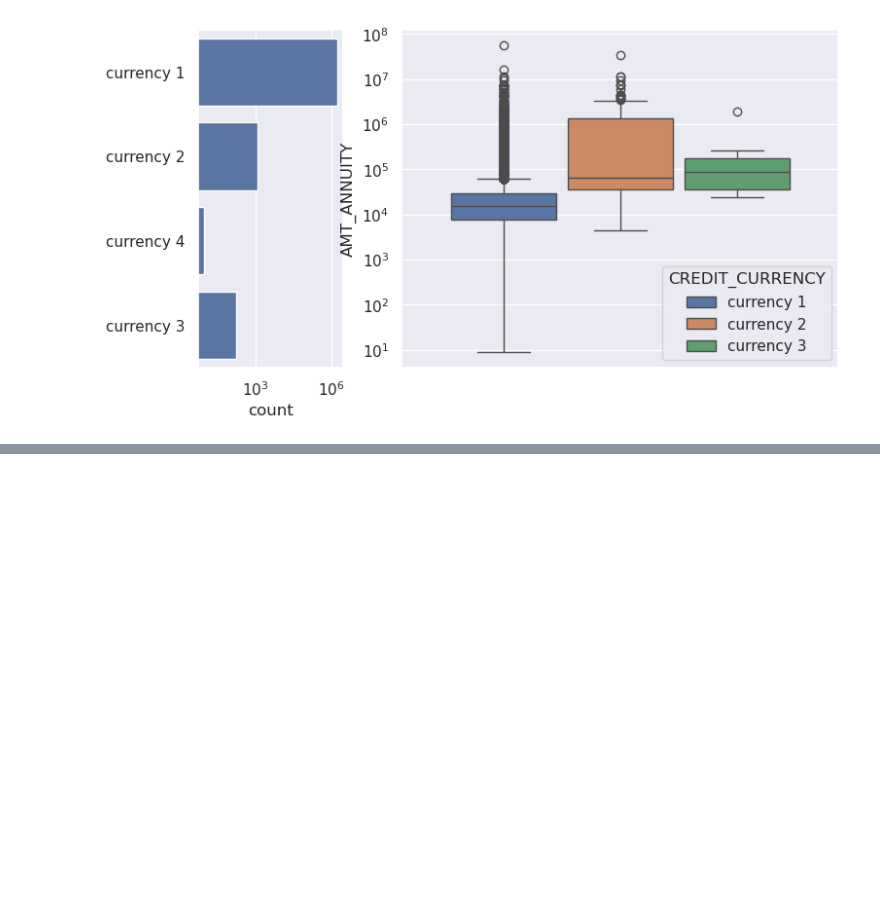
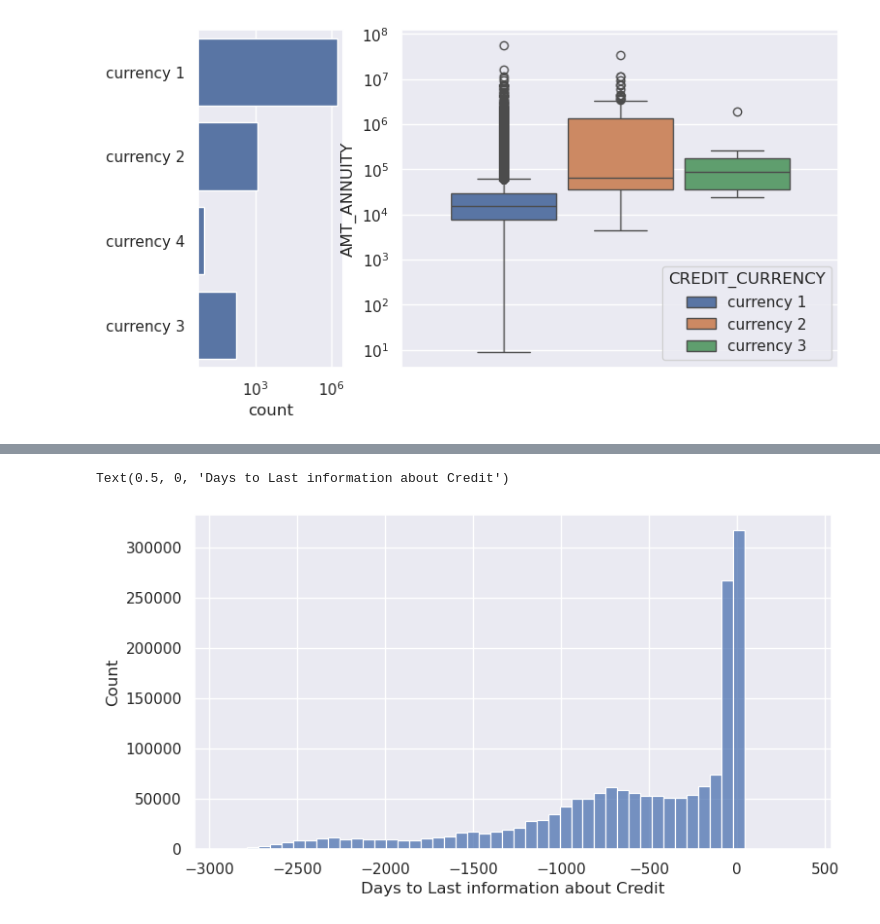
Before and after one commit to gediminas-skvarnavicius/home-credit-group-ml, a Jupyter notebook: EDA.ipynb, the cells around one changed output, grey strips where cells are left out. Cells and saved outputs as stored; diff of their text form; code cells hidden in the pictures; blank space fills up the shorter version.

```diff
--- a/EDA.ipynb
+++ b/EDA.ipynb
@@ -373,0 +396,13 @@ ax_curr[1].set_yscale("log")
+# %%
+fig_days_update, ax_days_update = plt.subplots(figsize=BASE_FIG_SIZE)
+sns.histplot(
+    bureau.filter(pl.col("DAYS_CREDIT_UPDATE") > -10000)["DAYS_CREDIT_UPDATE"],
+    bins=50,
+    ax=ax_days_update,
+)
+ax_days_update.set_xlabel('Days to Last information about Credit'
+)
+plt.show()
+# %% [output]
+Text(0.5, 0, 'Days to Last information about Credit')
+[figure, added]
```
Also changed, not shown: parts of 7 cells of this notebook, 1 other file.
